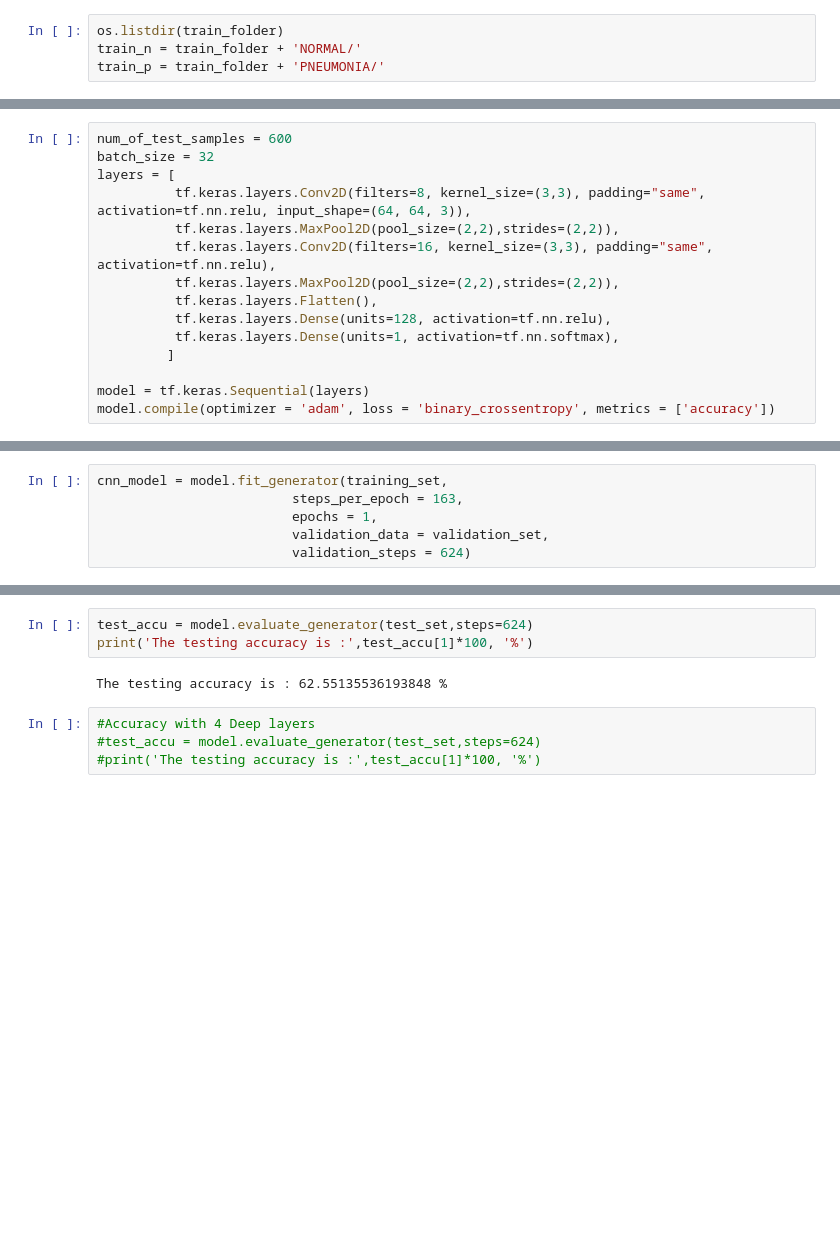
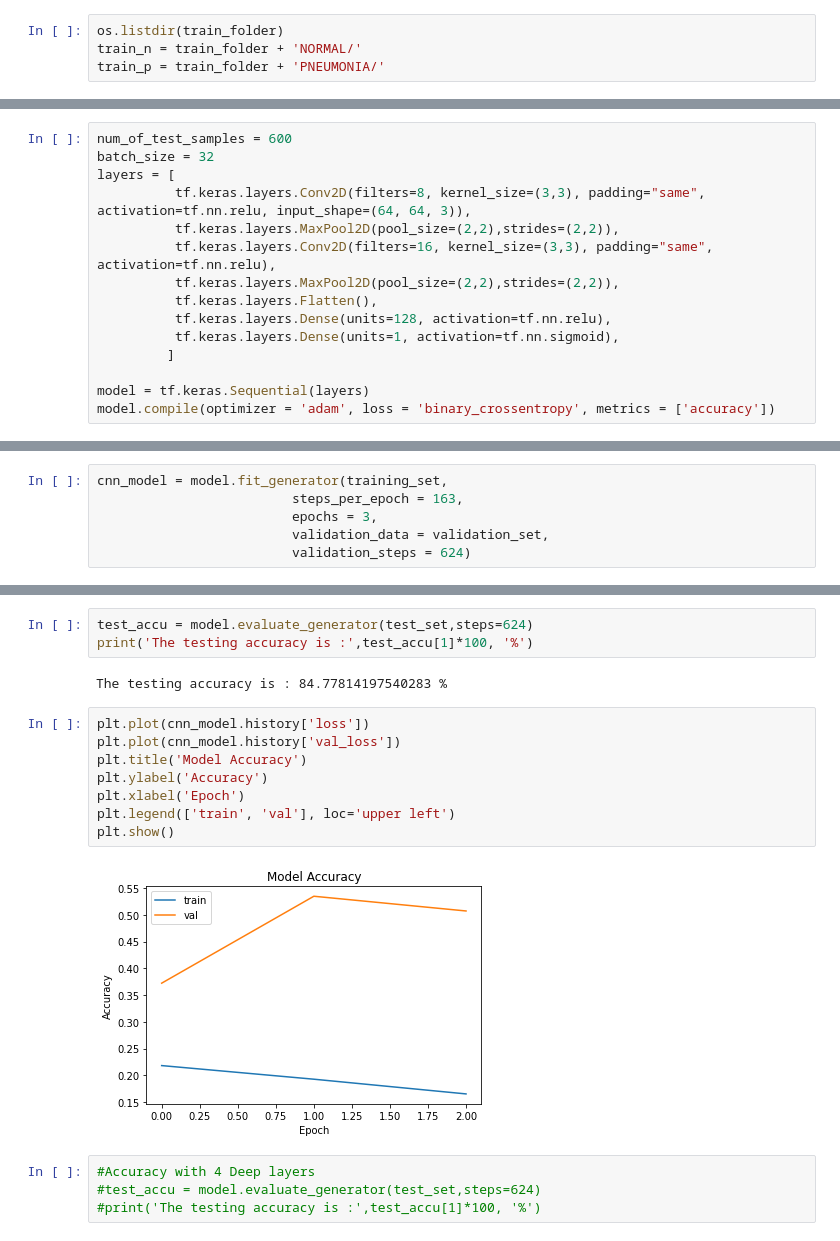
Before and after one commit to AliShujjat/PneumoniaDetectionNeuralNet, a Jupyter notebook: Pneumonia.ipynb, the cells around one changed output, grey strips where cells are left out. Saved outputs shown, nothing was run; the diff lists cells and outputs as text; blank space fills up the shorter version.

Commit message:
included graph

```diff
--- a/Pneumonia.ipynb
+++ b/Pneumonia.ipynb
@@ -85,7 +74,7 @@ layers = [
           tf.keras.layers.MaxPool2D(pool_size=(2,2),strides=(2,2)),
           tf.keras.layers.Flatten(),
           tf.keras.layers.Dense(units=128, activation=tf.nn.relu),
-          tf.keras.layers.Dense(units=1, activation=tf.nn.softmax),
+          tf.keras.layers.Dense(units=1, activation=tf.nn.sigmoid),
          ]
 
 model = tf.keras.Sequential(layers)
@@ -119,7 +106,7 @@ Found 624 images belonging to 2 classes.
 # %%
 cnn_model = model.fit_generator(training_set,
                          steps_per_epoch = 163,
-                         epochs = 1,
+                         epochs = 3,
                          validation_data = validation_set,
                          validation_steps = 624)
 # %% [output]
@@ -128,7 +120,17 @@ cnn_model = model.fit_generator(training_set,
 test_accu = model.evaluate_generator(test_set,steps=624)
 print('The testing accuracy is :',test_accu[1]*100, '%')
 # %% [output]
-The testing accuracy is : 62.55135536193848 %
+The testing accuracy is : 84.77814197540283 %
+# %%
+plt.plot(cnn_model.history['loss'])
+plt.plot(cnn_model.history['val_loss'])
+plt.title('Model Accuracy')
+plt.ylabel('Accuracy')
+plt.xlabel('Epoch')
+plt.legend(['train', 'val'], loc='upper left')
+plt.show()
+# %% [output]
+[figure, added]
 # %%
 #Accuracy with 4 Deep layers
 #test_accu = model.evaluate_generator(test_set,steps=624)
```
Also changed, not shown: parts of 5 cells of this notebook.
